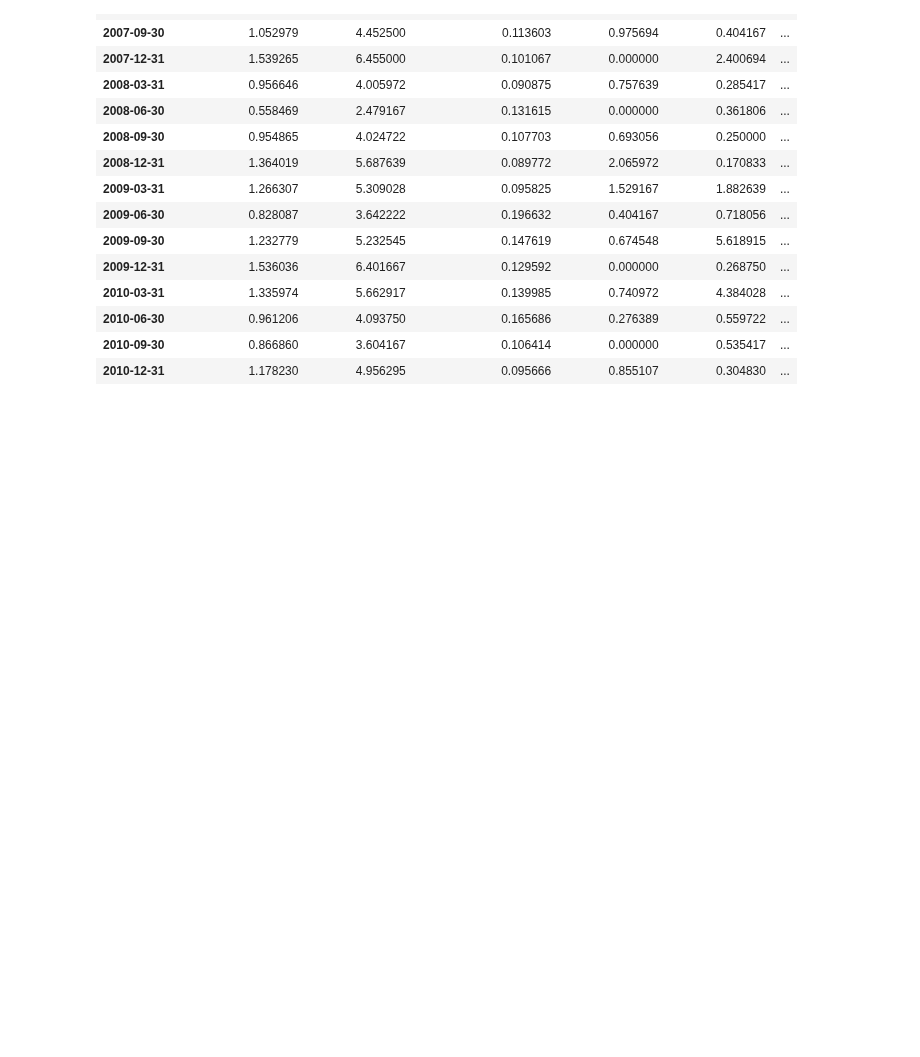
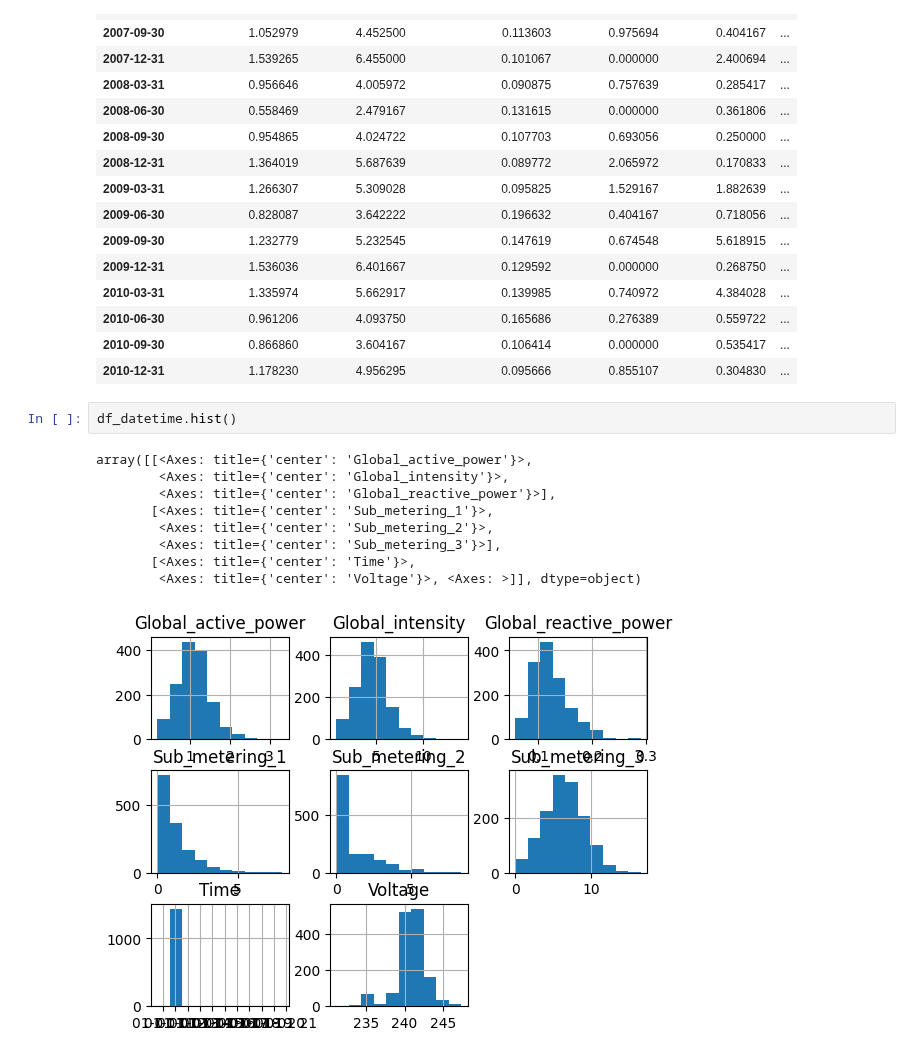
Before and after one commit to khoulaCode/machine-learning-code-orbit, a Jupyter notebook: from_sulaiman/time_series_analysis.ipynb, the cells around one changed output. Cells and saved outputs as stored; diff of their text form; blank space fills up the shorter version.

```diff
--- a/from_sulaiman/time_series_analysis.ipynb
+++ b/from_sulaiman/time_series_analysis.ipynb
@@ -146,3 +146,15 @@ df_datetime.resample("QE").last()
 | 2010-06-30 | 0.961206 | 4.093750 | 0.165686 | 0.276389 | 0.559722 | ... |
 | 2010-09-30 | 0.866860 | 3.604167 | 0.106414 | 0.000000 | 0.535417 | ... |
 | 2010-12-31 | 1.178230 | 4.956295 | 0.095666 | 0.855107 | 0.304830 | ... |
+# %%
+df_datetime.hist()
+# %% [output]
+array([[<Axes: title={'center': 'Global_active_power'}>,
+        <Axes: title={'center': 'Global_intensity'}>,
+        <Axes: title={'center': 'Global_reactive_power'}>],
+       [<Axes: title={'center': 'Sub_metering_1'}>,
+        <Axes: title={'center': 'Sub_metering_2'}>,
+        <Axes: title={'center': 'Sub_metering_3'}>],
+       [<Axes: title={'center': 'Time'}>,
+        <Axes: title={'center': 'Voltage'}>, <Axes: >]], dtype=object)
+[figure, added]
```
Also changed, not shown: parts of 4 cells of this notebook.
